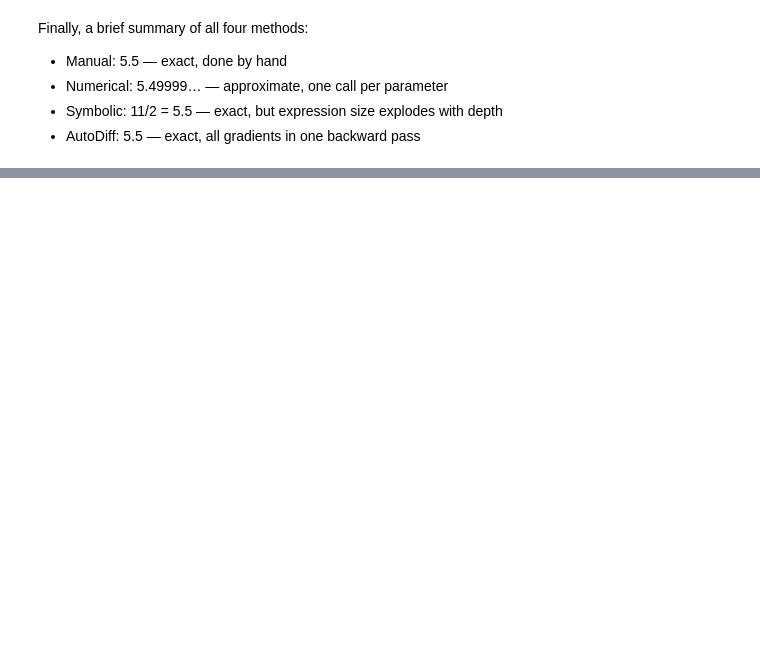
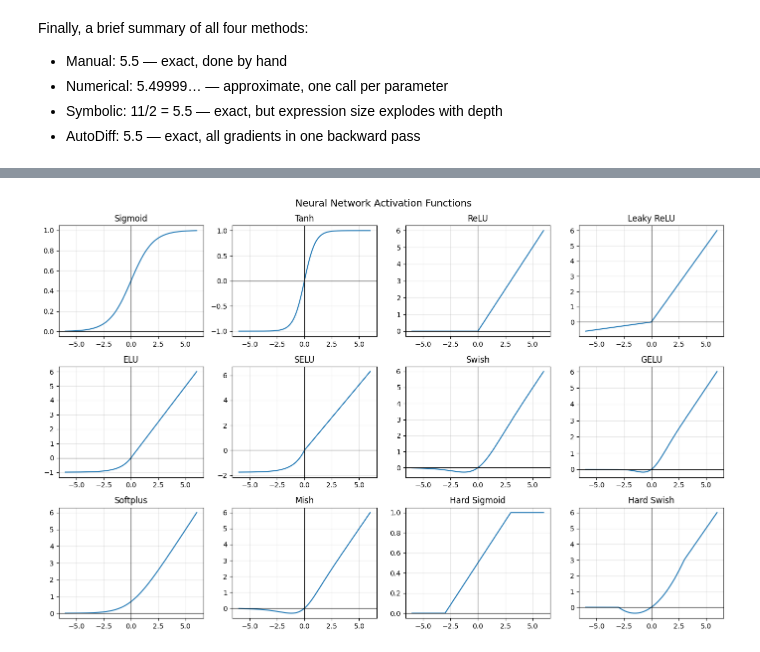
Before and after one commit to hrstnikolov/math-softuni-project-2026, a Jupyter notebook: maths-in-nn.ipynb, the cells around one changed output, grey strips where cells are left out. Cells and saved outputs as stored; diff of their text form; code cells hidden in the pictures; blank space fills up the shorter version.

```diff
--- a/1-basic.ipynb
+++ b/maths-in-nn.ipynb
@@ -282,0 +339,69 @@ Finally, a brief summary of all four methods:
+# %%
+x = np.linspace(-6, 6, 500)
+
+def sigmoid(x):
+    return 1 / (1 + np.exp(-x))
+
+def tanh(x):
+    return np.tanh(x)
+
+def relu(x):
+    return np.maximum(0, x)
+
+def leaky_relu(x, alpha=0.1):
+    return np.where(x >= 0, x, alpha * x)
+
+def elu(x, alpha=1.0):
+    return np.where(x >= 0, x, alpha * (np.exp(x) - 1))
+
+def selu(x):
+    lam, alpha = 1.0507, 1.67326
+    return lam * np.where(x >= 0, x, alpha * (np.exp(x) - 1))
+
+def swish(x):
+    return x * sigmoid(x)
+
+def gelu(x):
+    return 0.5 * x * (1 + np.tanh(np.sqrt(2 / np.pi) * (x + 0.044715 * x**3)))
+
+def softplus(x):
+    return np.log1p(np.exp(x))
+
+def mish(x):
+    return x * np.tanh(softplus(x))
+
+def hard_sigmoid(x):
+    return np.clip((x + 3) / 6, 0, 1)
+
+def hard_swish(x):
+    return x * hard_sigmoid(x)
+
+activations = [
+    ("Sigmoid",      sigmoid(x)),
+    ("Tanh",         tanh(x)),
+    ("ReLU",         relu(x)),
+    ("Leaky ReLU",   leaky_relu(x)),
+    ("ELU",          elu(x)),
+    ("SELU",         selu(x)),
+    ("Swish",        swish(x)),
+    ("GELU",         gelu(x)),
+    ("Softplus",     softplus(x)),
+    ("Mish",         mish(x)),
+    ("Hard Sigmoid", hard_sigmoid(x)),
+    ("Hard Swish",   hard_swish(x)),
+]
+
+fig, axes = plt.subplots(3, 4, figsize=(14, 9))
+fig.suptitle("Neural Network Activation Functions", fontsize=14)
+
+for ax, (name, y_vals) in zip(axes.flat, activations):
+    ax.plot(x, y_vals)
+    ax.set_title(name)
+    ax.axhline(0, color="black", linewidth=0.8)
+    ax.axvline(0, color="black", linewidth=0.8)
+    ax.grid(True, alpha=0.3)
+
+plt.tight_layout()
+plt.show()
+# %% [output]
+[figure, added]
```
Also changed, not shown: parts of 9 cells of this notebook, 7 other files.
